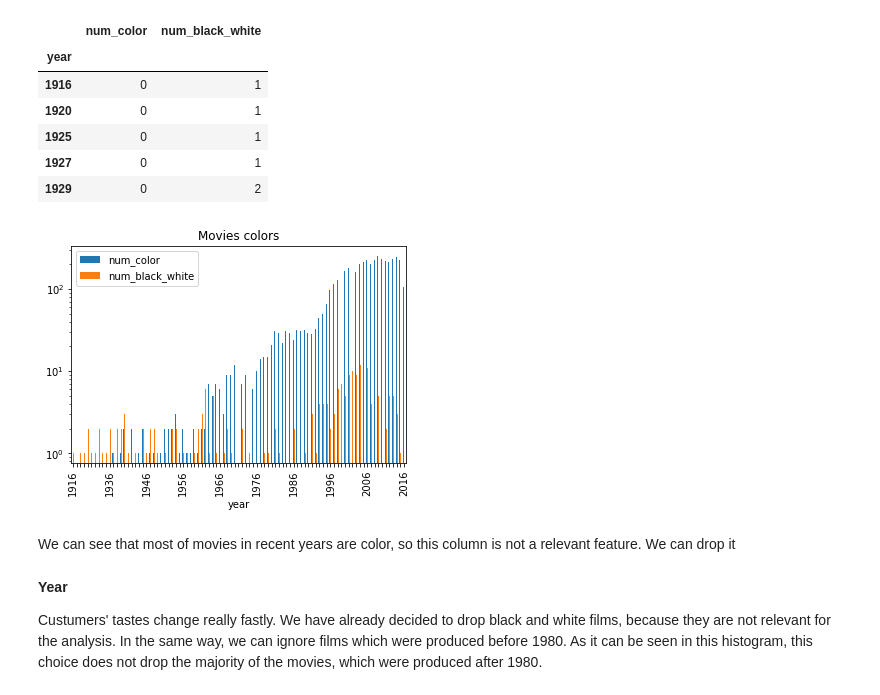
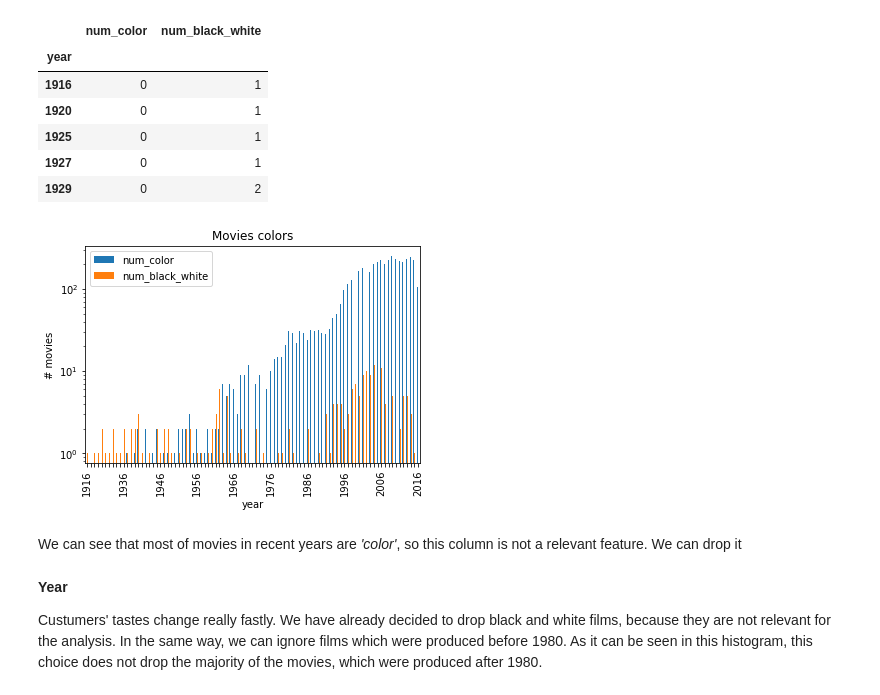
Before and after one commit to anitamezzetti/EPFL_Data_science_in_practice, a Jupyter notebook: Project/Project.ipynb, the cells around one changed output. Saved outputs shown, nothing was run; the diff lists cells and outputs as text; code cells hidden in the pictures.

```diff
--- a/Project/Project.ipynb
+++ b/Project/Project.ipynb
@@ -123,18 +137,19 @@ For each year, we check how many films are colored and how many black and white:
 # %%
 year_number_colors['year']=year_number_colors.index
 f=year_number_colors.plot(x="year", y=["num_color", "num_black_white"], kind="bar")
 plt.yscale('log', nonposy='clip')
+plt.ylabel('# movies')
 plt.title("Movies colors")
 for ind, label in enumerate(f.get_xticklabels()):
     if ind % 10 == 0:  # every 10th label is kept
         label.set_visible(True)
     else:
         label.set_visible(False)
 #f.set_yscale("log")
 # %% [output]
-[figure, old version]
+[figure, new version]
 # %% [markdown]
-We can see that most of movies in recent years are color, so this column is not a relevant feature. We can drop it
+We can see that most of movies in recent years are *'color'*, so this column is not a relevant feature. We can drop it
 # %%
 movie_data = movie_data.drop('color', axis=1) # drop color column
 # %% [markdown]
```
Also changed, not shown: parts of 24 cells of this notebook.
